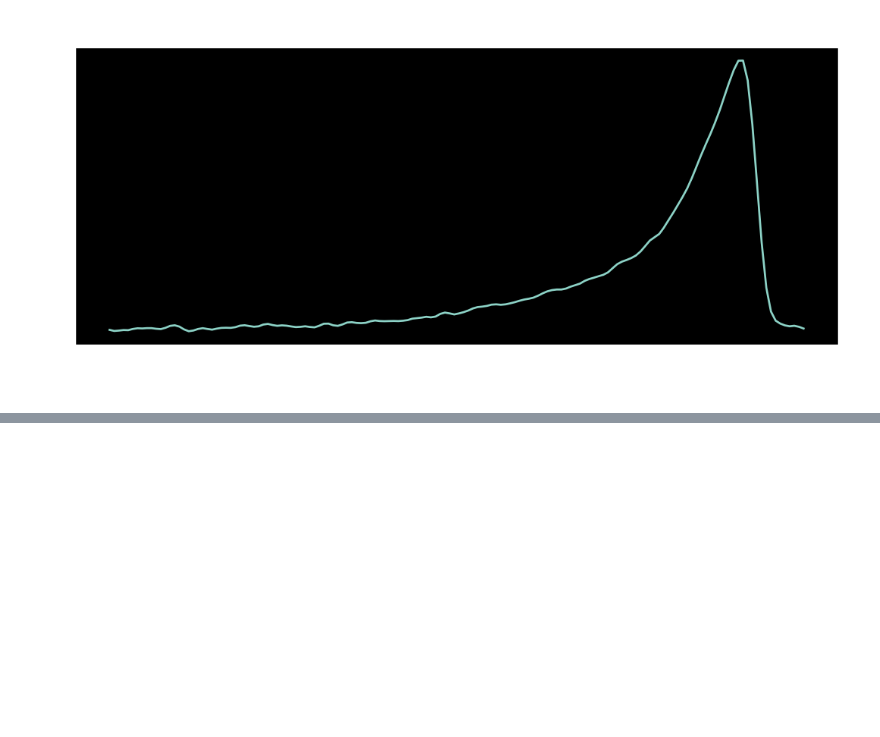
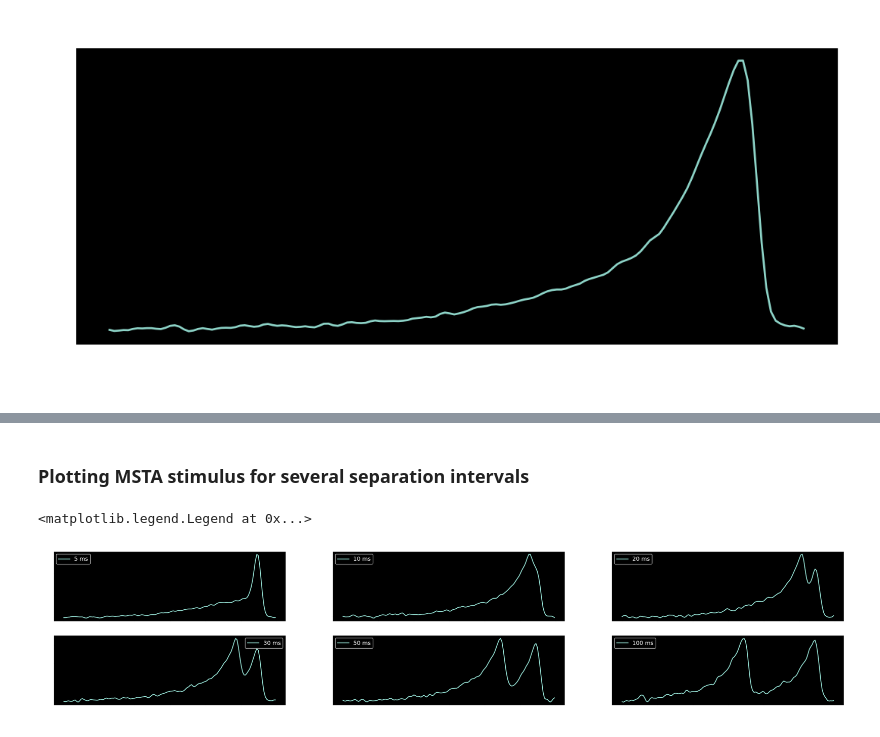
Before and after one commit to platycristate/computational-neuroscience, a Jupyter notebook: chapter1/C1_Task8-10.ipynb, the cells around one changed output, grey strips where cells are left out. Saved outputs shown, nothing was run; the diff lists cells and outputs as text; code cells hidden in the pictures; blank space fills up the shorter version.

```diff
--- a/chapter1/C1_Task8-10.ipynb
+++ b/chapter1/C1_Task8-10.ipynb
@@ -71,0 +101,37 @@ ax.set(xlabel='time, s');
+# %% [markdown]
+### Plotting MSTA stimulus for several separation intervals
+# %%
+fig, axs = plt.subplots(2, 3, dpi=130, figsize=(25, 5))
+
+spike_pairs = convolve_spike_pairs(spikes, time[1] - time[0], 5)
+sta_stim, sta_time = STA_new(stim, time, spike_pairs, window=300)
+axs[0, 0].plot(sta_time, sta_stim, label='5 ms')
+axs[0, 0].legend()
+
+spike_pairs = convolve_spike_pairs(spikes, time[1] - time[0], 10)
+sta_stim, sta_time = STA_new(stim, time, spike_pairs, window=300)
+axs[0, 1].plot(sta_time, sta_stim, label='10 ms')
+axs[0, 1].legend()
+
+spike_pairs = convolve_spike_pairs(spikes, time[1] - time[0], 20)
+sta_stim, sta_time = STA_new(stim, time, spike_pairs, window=300)
+axs[0, 2].plot(sta_time, sta_stim, label='20 ms')
+axs[0, 2].legend()
+
+spike_pairs = convolve_spike_pairs(spikes, time[1] - time[0], 30)
+sta_stim, sta_time = STA_new(stim, time, spike_pairs, window=300)
+axs[1, 0].plot(sta_time, sta_stim, label='30 ms')
+axs[1, 0].legend()
+
+spike_pairs = convolve_spike_pairs(spikes, time[1] - time[0], 50)
+sta_stim, sta_time = STA_new(stim, time, spike_pairs, window=300)
+axs[1, 1].plot(sta_time, sta_stim, label='50 ms')
+axs[1, 1].legend()
+
+spike_pairs = convolve_spike_pairs(spikes, time[1] - time[0], 100)
+sta_stim, sta_time = STA_new(stim, time, spike_pairs, window=300)
+axs[1, 2].plot(sta_time, sta_stim, label='100 ms')
+axs[1, 2].legend()
+# %% [output]
+<matplotlib.legend.Legend at 0x...>
+[figure, added]
```
Also changed, not shown: parts of 6 cells of this notebook.
